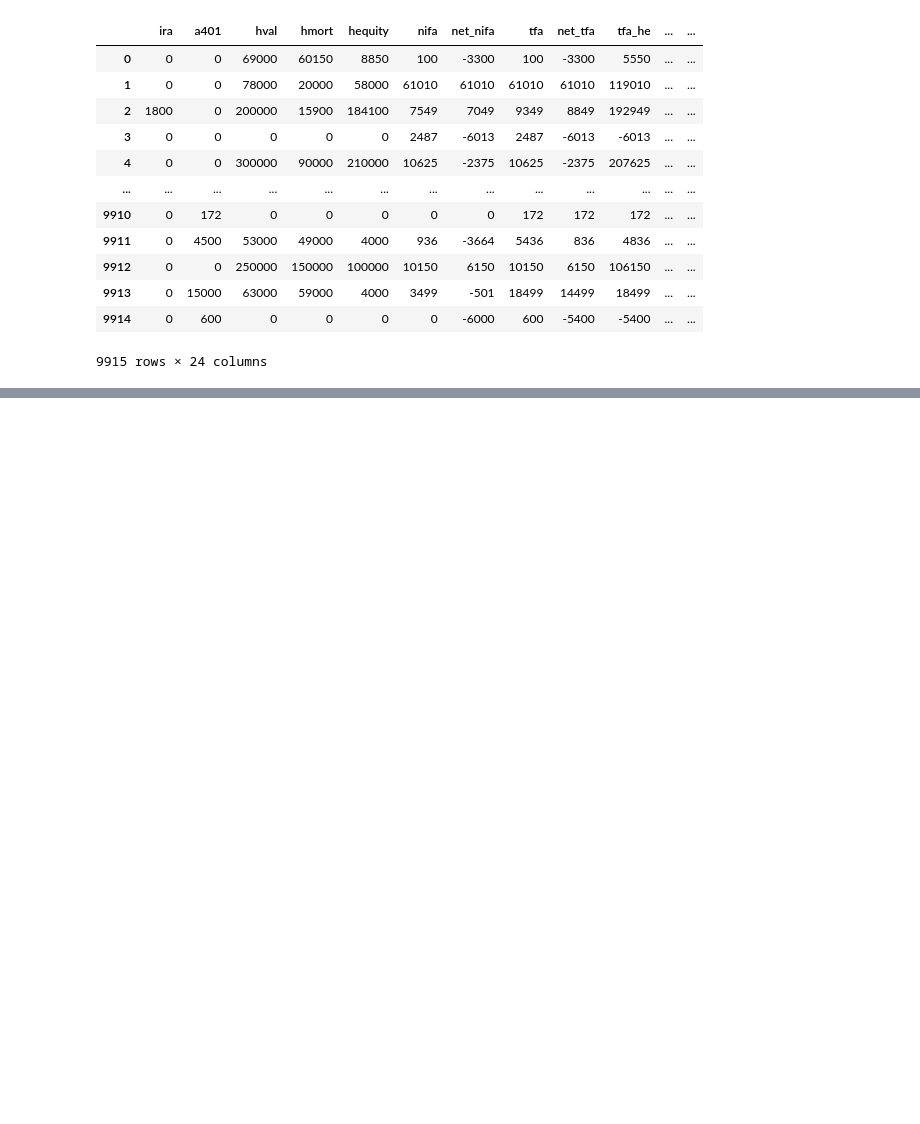
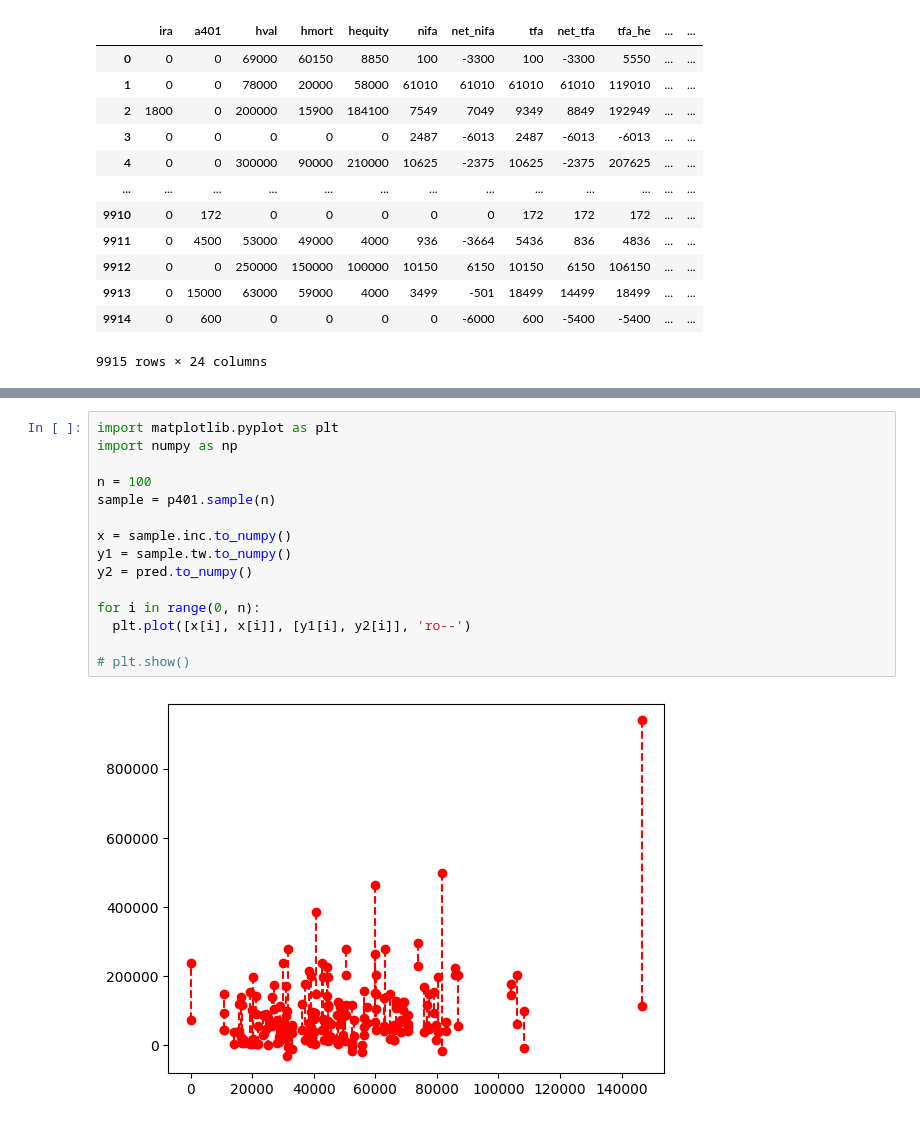
Before and after one commit to vicente6j/econ4161-finalproject, a Jupyter notebook: nb.ipynb, the cells around one changed output, grey strips where cells are left out. Cells and saved outputs as stored; diff of their text form; blank space fills up the shorter version.

```diff
--- a/nb.ipynb
+++ b/nb.ipynb
@@ -31,0 +151,17 @@ df
+# %%
+import matplotlib.pyplot as plt
+import numpy as np
+
+n = 100
+sample = p401.sample(n)
+
+x = sample.inc.to_numpy()
+y1 = sample.tw.to_numpy()
+y2 = pred.to_numpy()
+
+for i in range(0, n):
+  plt.plot([x[i], x[i]], [y1[i], y2[i]], 'ro--')
+
+# plt.show()
+# %% [output]
+[figure, added]
```
Also changed, not shown: parts of 4 cells of this notebook, 4 other files.
